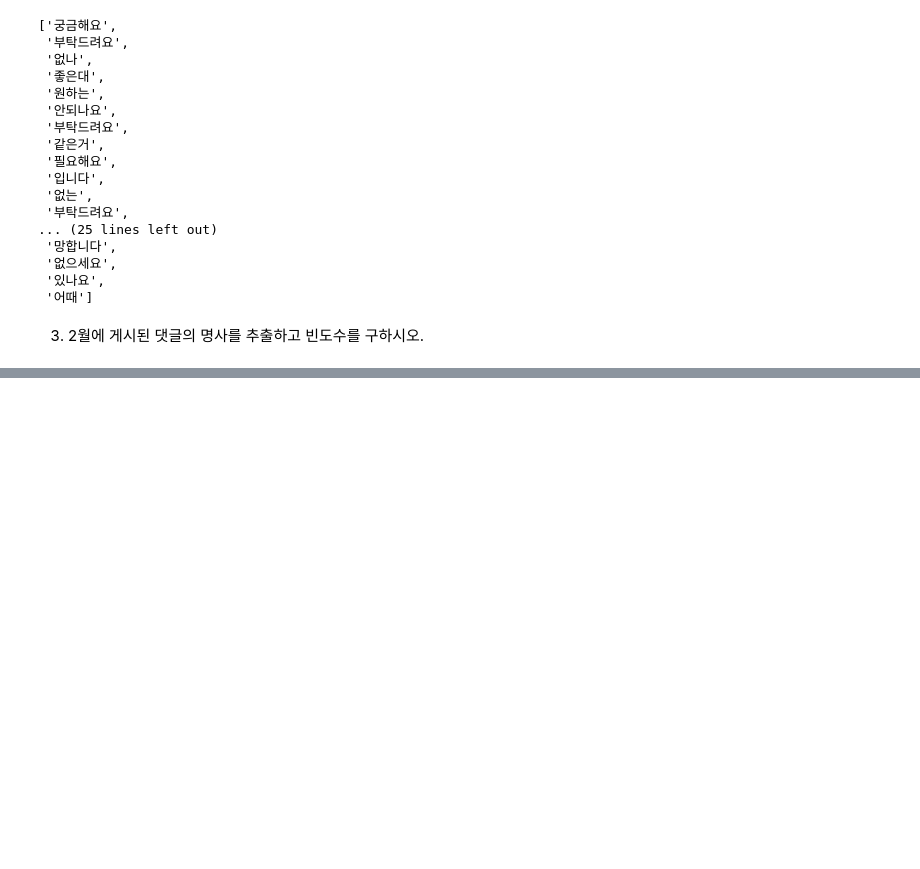
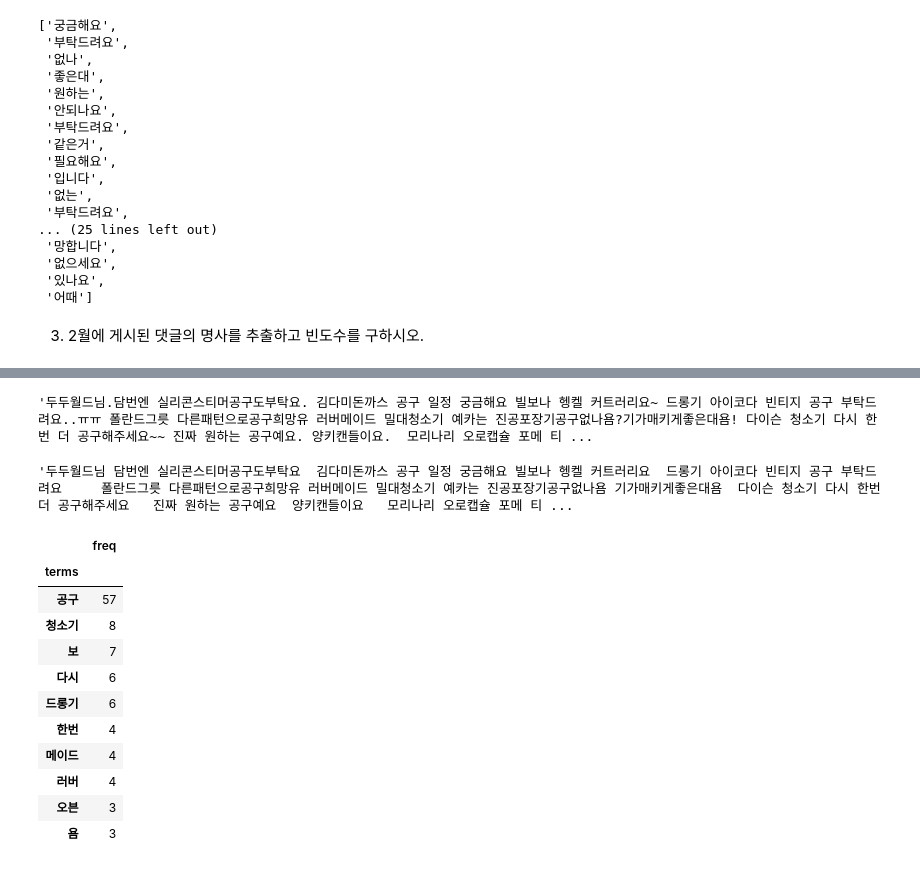
Before and after one commit to suhyehye/ADP-study, a Jupyter notebook: 모의고사/3회/3. 비정형 데이터마이닝.ipynb, the cells around one changed output, grey strips where cells are left out. Cells and saved outputs as stored; diff of their text form; code cells hidden in the pictures; blank space fills up the shorter version.

```diff
--- a/모의고사/3회/3. 비정형 데이터마이닝.ipynb
+++ b/모의고사/3회/3. 비정형 데이터마이닝.ipynb
@@ -296,0 +273,32 @@ count_dict = Counter(nouns)
+# %%
+content = df['Content'].values.astype('str')
+text = ' '.join(s for s in content)
+text
+# %% [output]
+'두두월드님.담번엔 실리콘스티머공구도부탁요. 김다미돈까스 공구 일정 궁금해요 빌보나 헹켈 커트러리요~ 드롱기 아이코다 빈티지 공구 부탁드려요..ㅠㅠ 폴란드그릇 다른패턴으로공구희망유 러버메이드 밀대청소기 예카는 진공포장기공구없나욤?기가매키게좋은대욤! 다이슨 청소기 다시 한번 더 공구해주세요~~ 진짜 원하는 공구예요. 양키캔들이요.  모리나리 오로캡슐 포메 티 ...
+# %%
+text = re.sub('[^A-Za-z가-힣\\s]',' ',text)
+text
+# %% [output]
+'두두월드님 담번엔 실리콘스티머공구도부탁요  김다미돈까스 공구 일정 궁금해요 빌보나 헹켈 커트러리요  드롱기 아이코다 빈티지 공구 부탁드려요     폴란드그릇 다른패턴으로공구희망유 러버메이드 밀대청소기 예카는 진공포장기공구없나욤 기가매키게좋은대욤  다이슨 청소기 다시 한번 더 공구해주세요   진짜 원하는 공구예요  양키캔들이요   모리나리 오로캡슐 포메 티 ...
+# %%
+okt = Okt()
+nouns = okt.nouns(text)
+count_dict = Counter(nouns)
+
+top10 = pd.DataFrame({'terms':count_dict.keys(),'freq':count_dict.values()}).sort_values(by='freq',ascending=False).iloc[:10,]
+top10 = top10.set_index('terms').sort_values(by = 'freq',ascending = False)
+top10
+# %% [output]
+|  | freq |
+| terms |  |
+| 공구 | 57 |
+| 청소기 | 8 |
+| 보 | 7 |
+| 다시 | 6 |
+| 드롱기 | 6 |
+| 한번 | 4 |
+| 메이드 | 4 |
+| 러버 | 4 |
+| 오븐 | 3 |
+| 욤 | 3 |
```
Also changed, not shown: parts of 11 cells of this notebook.
